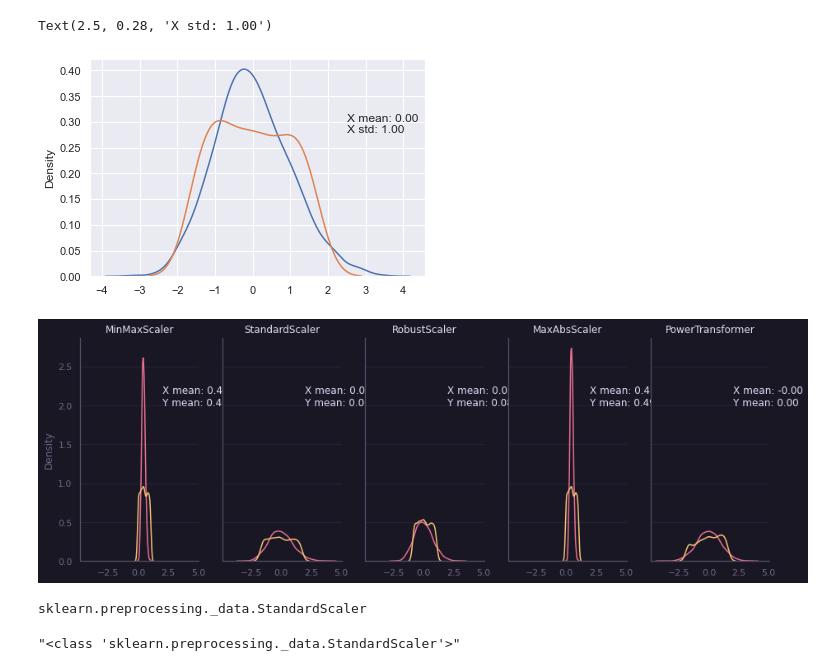
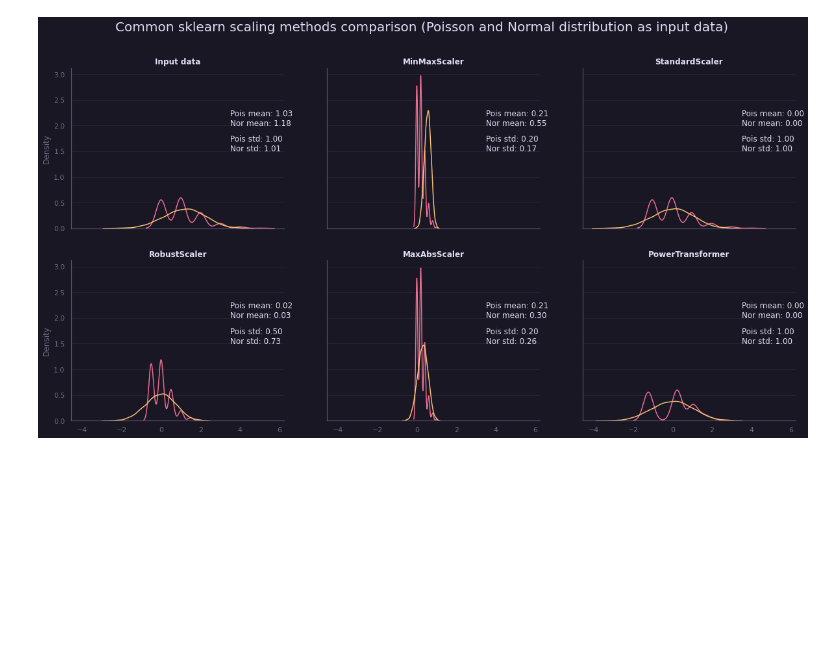
Before and after one commit to BCzyzewski/Scalers, a Jupyter notebook: scalers.ipynb, the cells around one changed output. Saved outputs shown, nothing was run; the diff lists cells and outputs as text; code cells hidden in the pictures; blank space fills up the shorter version.

```diff
--- a/scalers.ipynb
+++ b/scalers.ipynb
@@ -10,8 +10,4 @@ from sklearn.preprocessing import QuantileTransformer
 import matplotlib.pyplot as plt
 # %%
-X = np.random.poisson(10, 1000)
-Y = np.random.choice(range(10), 1000)
+X = np.random.poisson(1, 1000)
+Y = np.random.normal(1.22, 1, 1000)
-# %%
-sns.set()
-sns.kdeplot(x=X)
-sns.kdeplot(x=Y)
@@ -26,39 +14,28 @@ Y_standard = standard.fit_transform(Y.reshape(-1,1))
-# %%
-sns.kdeplot(X_standard[:,0])
-sns.kdeplot(Y_standard[:,0])
-plt.annotate(f'X mean: {np.mean(X_standard[:,0]):0.2f}', xy = (2.5, 0.3))
-plt.annotate(f'X std: {np.std(X_standard[:,0]):0.2f}', xy = (2.5, 0.28))
-# %% [output]
-Text(2.5, 0.28, 'X std: 1.00')
-[figure, removed]
 # %%
 def create_plot(scaler, x, y, ax):
     plt.style.use("rose-pine.mplstyle")
-    if scaler == False:
-        x_scaled = x.reshape(-1,1)
-        y_scaled = y.reshape(-1,1)
+    if scaler == 'Base':
+        x_scaled = x
+        y_scaled = y
+        ax.set_title('Input data', {'fontweight':'bold'})
     else:
         scaler_of_choice = scaler()
-        x_scaled = scaler_of_choice.fit_transform(x.reshape(-1,1))
-        y_scaled = scaler_of_choice.fit_transform(y.reshape(-1,1))
-        ax.set_title(f'{scaler}'[36:-2])
-    sns.kdeplot(x_scaled[:,0], ax = ax)
-    sns.kdeplot(y_scaled[:,0], ax = ax)
-    ax.annotate(f'X mean: {np.mean(x_scaled[:,0]):0.2f}\nY mean: {np.mean(y_scaled[:,0]):0.2f}', xy = (2, 2))
+        x_scaled = scaler_of_choice.fit_transform(x.reshape(-1, 1))
+        y_scaled = scaler_of_choice.fit_transform(y.reshape(-1, 1))
+        ax.set_title(f'{scaler}'[36:-2], fontdict = {'fontweight':'bold'})
+    sns.kdeplot(x_scaled.reshape(-1, 1)[:,0], ax = ax)
+    sns.kdeplot(y_scaled.reshape(-1, 1)[:,0], ax = ax)
+    ax.annotate(f'Pois mean: {np.abs(np.mean(x_scaled.reshape(-1, 1)[:,0])):0.2f}\nNor mean: {np.abs(np.mean(y_scaled.reshape(-1, 1)[:,0])):0.2f}', xy = (3.5, 2))
+    ax.annotate(f'Pois std: {np.abs(np.std(x_scaled.reshape(-1, 1)[:,0])):0.2f}\nNor std: {np.abs(np.std(y_scaled.reshape(-1, 1)[:,0])):0.2f}', xy = (3.5, 1.5))
 # %%
-fig, axs = plt.subplots(1, 5, figsize = (15,5), sharey=True, sharex = True)
-create_plot(MinMaxScaler, X, Y, axs[0])
-create_plot(StandardScaler, X, Y, axs[1])
-create_plot(RobustScaler, X, Y, axs[2])
-create_plot(MaxAbsScaler, X, Y, axs[3])
-create_plot(PowerTransformer, X, Y, axs[4])
+fig, axs = plt.subplots(2, 3, figsize = (20, 10), sharey=True, sharex=True)
+create_plot('Base', X, Y, axs[0, 0])
+create_plot(MinMaxScaler, X, Y, axs[0, 1])
+create_plot(StandardScaler, X, Y, axs[0, 2])
+create_plot(RobustScaler, X, Y, axs[1, 0])
+create_plot(MaxAbsScaler, X, Y, axs[1, 1])
+create_plot(PowerTransformer, X, Y, axs[1, 2])
+fig.suptitle('Common sklearn scaling methods comparison (Poisson and Normal distribution as input data)', size=20)
+plt.savefig('Scalers.png', format='png')
 # %% [output]
-[figure, old version]
+[figure, new version]
-# %%
-type(StandardScaler())
-# %% [output]
-sklearn.preprocessing._data.StandardScaler
-# %%
-str(StandardScaler)
-# %% [output]
-"<class 'sklearn.preprocessing._data.StandardScaler'>"
```
Also changed, not shown: parts of 4 cells of this notebook.
